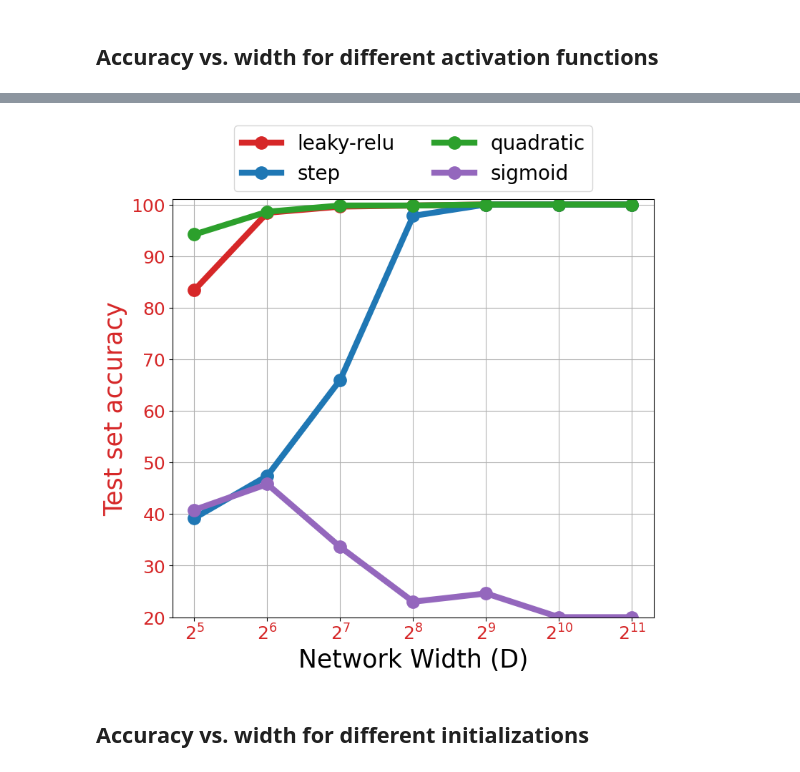
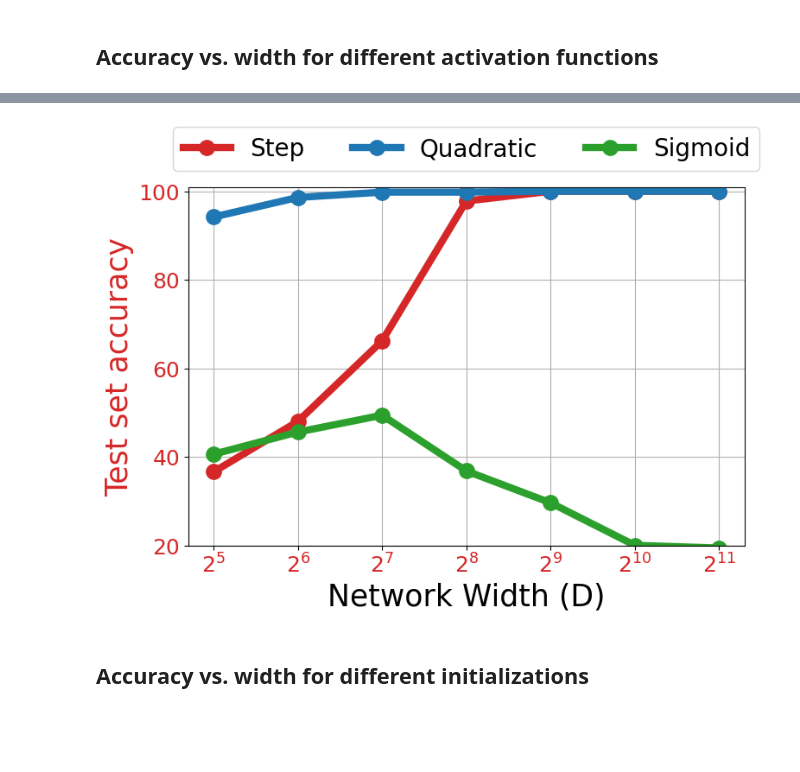
Before and after one commit to alecxu00/uos-linear-separability, a Jupyter notebook: plot_results.ipynb, the cells around one changed output, grey strips where cells are left out. Cells and saved outputs as stored; diff of their text form; code cells hidden in the pictures; blank space fills up the shorter version.

```diff
--- a/plot_results.ipynb
+++ b/plot_results.ipynb
@@ -33,7 +47,7 @@ for (i, width) in enumerate(widths):
         test_accs_act[i, j] = test_result['test_accuracy']
 # %%
 # Plot results
-fig, ax1 = plt.subplots(figsize=(8,8))
+fig, ax1 = plt.subplots(figsize=(8,6))
 
 start_idx = 1
 lw = 6
@@ -44,7 +58,7 @@ ax1.set_ylabel('Train set accuracy', color='tab:red', fontsize=25)
 lns = []
 for i in range(len(colors)):
     l_i = ax1.plot(widths, list(train_accs_act[:, i]), color=colors[i], linewidth=lw, marker=".", markersize=25,
-                  label=activations[i])
+                  label=activations_save[activations[i]])
     lns += l_i
 
 ax1.set_xscale('log', base=2)
@@ -53,7 +67,7 @@ ax1.tick_params(axis='x', labelcolor='tab:red', labelsize=18)
 #lns = l2+l3
 labs = [l.get_label() for l in lns]
 ax1.legend(lns, labs, loc='upper center', bbox_to_anchor=(0.5,1.20),
-           ncols=2, fontsize=20)
+           ncols=4, fontsize=20)
 plt.grid()
 ax1.set_ylim(20, 101)
 
@@ -64,6 +78,6 @@ plt.show()
 # %%
 # Plot results
-fig, ax1 = plt.subplots(figsize=(8,8))
+fig, ax1 = plt.subplots(figsize=(8,6))
 
 start_idx = 1
 lw = 6
@@ -74,7 +88,7 @@ ax1.set_ylabel('Test set accuracy', color='tab:red', fontsize=25)
 lns = []
 for i in range(len(colors)):
     l_i = ax1.plot(widths, list(test_accs_act[:, i]), color=colors[i], linewidth=lw, marker=".", markersize=25,
-                  label=activations[i])
+                  label=activations_save[activations[i]])
     lns += l_i
 
 ax1.set_xscale('log', base=2)
@@ -83,7 +97,7 @@ ax1.tick_params(axis='x', labelcolor='tab:red', labelsize=18)
 #lns = l2+l3
 labs = [l.get_label() for l in lns]
 ax1.legend(lns, labs, loc='upper center', bbox_to_anchor=(0.5,1.20),
-           ncols=2, fontsize=20)
+           ncols=4, fontsize=20)
 plt.grid()
 ax1.set_ylim(20, 101)
 
@@ -94,18 +108,18 @@ plt.show()
 # %%
 # Plot results
-fig, ax1 = plt.subplots(figsize=(8,8))
+fig, ax1 = plt.subplots(figsize=(8,6))
 
 start_idx = 1
 lw = 6
-colors = ['tab:red', 'tab:blue', 'tab:green', 'tab:purple']
+colors = ['tab:red', 'tab:blue', 'tab:green']
 ax1.set_xlabel(r'Network Width (D)', fontsize=25)
 ax1.set_ylabel('Train set accuracy', color='tab:red', fontsize=25)
 
 lns = []
 for i in range(len(colors)):
-    idx = i + len(colors) - 1
+    idx = i + len(colors) + 1
     l_i = ax1.plot(widths, list(train_accs_act[:, idx]), color=colors[i], linewidth=lw, marker=".", markersize=25,
-                   label=activations[idx])
+                   label=activations_save[activations[idx]])
     lns += l_i
 
 ax1.set_xscale('log', base=2)
@@ -114,7 +128,7 @@ ax1.tick_params(axis='x', labelcolor='tab:red', labelsize=18)
 #lns = l2+l3
 labs = [l.get_label() for l in lns]
 ax1.legend(lns, labs, loc='upper center', bbox_to_anchor=(0.5,1.20),
-           ncols=2, fontsize=20)
+           ncols=3, fontsize=20)
 plt.grid()
 ax1.set_ylim(20, 101)
 
@@ -125,34 +139,34 @@ plt.show()
 # %%
 # Plot results
-fig, ax1 = plt.subplots(figsize=(8,8))
+fig, ax1 = plt.subplots(figsize=(8,6))
 
 start_idx = 1
 lw = 6
-colors = ['tab:red', 'tab:blue', 'tab:green', 'tab:purple']
+colors = ['tab:red', 'tab:blue', 'tab:green']
 ax1.set_xlabel(r'Network Width (D)', fontsize=25)
 ax1.set_ylabel('Test set accuracy', color='tab:red', fontsize=25)
 
 lns = []
 for i in range(len(colors)):
-    idx = i + len(colors) - 1
+    idx = i + len(colors) + 1
     l_i = ax1.plot(widths, list(test_accs_act[:, idx]), color=colors[i], linewidth=lw, marker=".", markersize=25,
-                   label=activations[idx])
+                   label=activations_save[activations[idx]])
     lns += l_i
 
 ax1.set_xscale('log', base=2)
 ax1.tick_params(axis='y', labelcolor='tab:red', labelsize=18)
 ax1.tick_params(axis='x', labelcolor='tab:red', labelsize=18)
 #lns = l2+l3
 labs = [l.get_label() for l in lns]
 ax1.legend(lns, labs, loc='upper center', bbox_to_anchor=(0.5,1.20),
-           ncols=2, fontsize=20)
+           ncols=3, fontsize=20)
 plt.grid()
 ax1.set_ylim(20, 101)
 
 fig.tight_layout()  # otherwise the right y-label is slightly clipped
 plt.show()
 # %% [output]
-[figure, old version]
+[figure, new version]
 # %% [markdown]
 ## Accuracy vs. width for different initializations
 # %%
```
Also changed, not shown: parts of 9 cells of this notebook, 2 other files.
